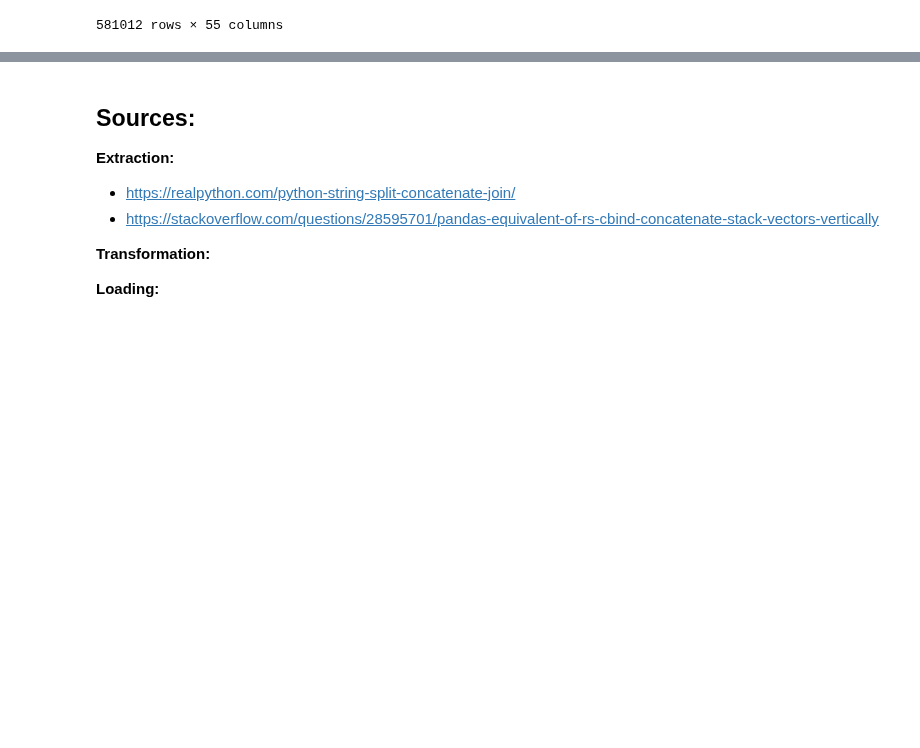
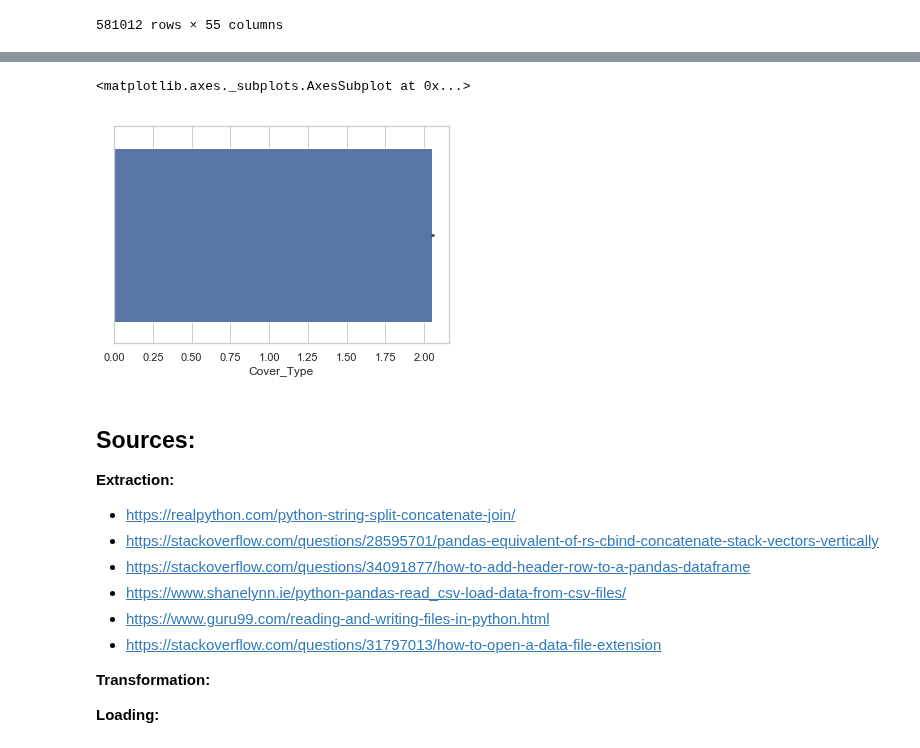
Before and after one commit to angelaaaateng/Projects, a Jupyter notebook: Covertype_Prediction/Scripts/Exploratory Data Analysis .ipynb, the cells around one changed output, grey strips where cells are left out. Cells and saved outputs as stored; diff of their text form; code cells hidden in the pictures; blank space fills up the shorter version.

```diff
--- a/Covertype_Prediction/Scripts/Exploratory Data Analysis .ipynb
+++ b/Covertype_Prediction/Scripts/Exploratory Data Analysis .ipynb
@@ -134,8 +206,21 @@ data
+# %%
+#sns.set(style="whitegrid")
+#ax = sns.barplot(x="Cover_Type", y ="Count", data=data['Cover_Type'])
+sns.barplot(data['Cover_Type'])
+# %% [output]
+<matplotlib.axes._subplots.AxesSubplot at 0x...>
+[figure, added]
 # %% [markdown]
 ## Sources:
 **Extraction:**
 - https://realpython.com/python-string-split-concatenate-join/
 - https://stackoverflow.com/questions/28595701/pandas-equivalent-of-rs-cbind-concatenate-stack-vectors-vertically
+- https://stackoverflow.com/questions/34091877/how-to-add-header-row-to-a-pandas-dataframe
+- https://www.shanelynn.ie/python-pandas-read_csv-load-data-from-csv-files/
+- https://www.guru99.com/reading-and-writing-files-in-python.html
+- https://stackoverflow.com/questions/31797013/how-to-open-a-data-file-extension
+
+
 
 **Transformation:**
 
```
Also changed, not shown: parts of 8 cells of this notebook.
